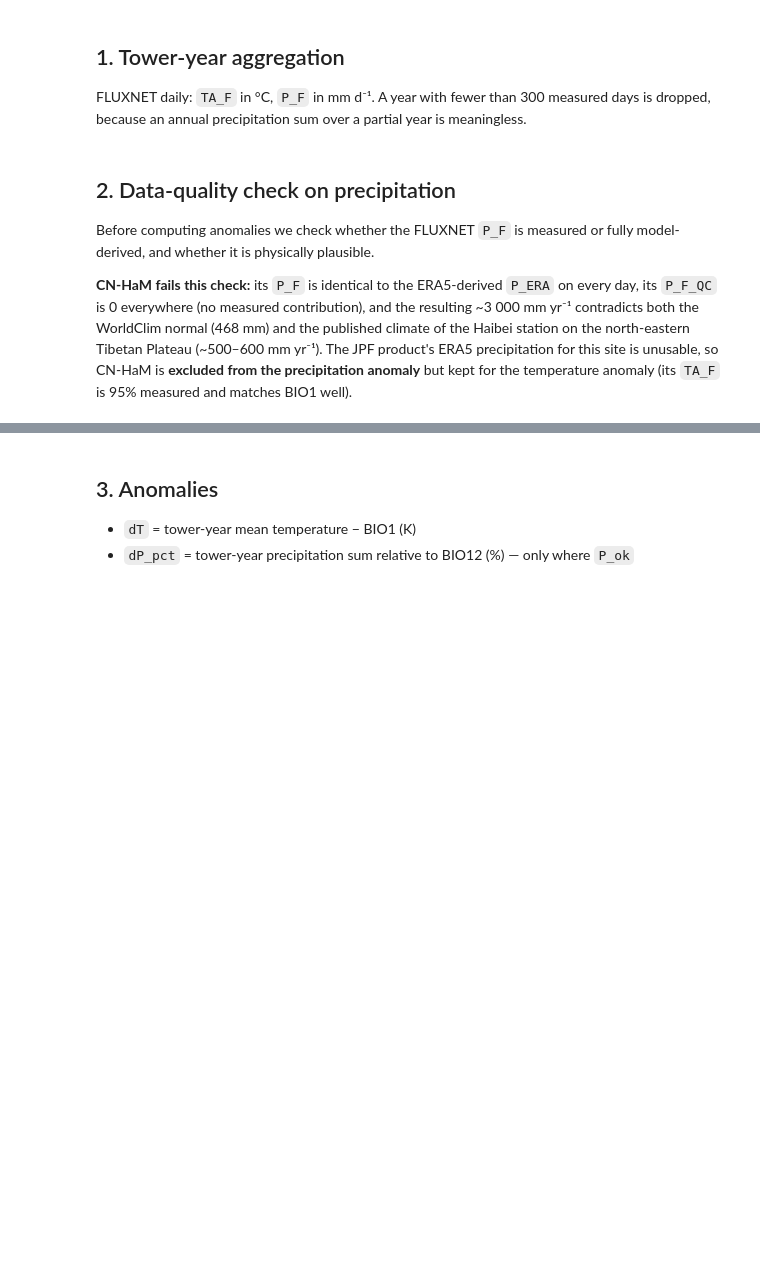
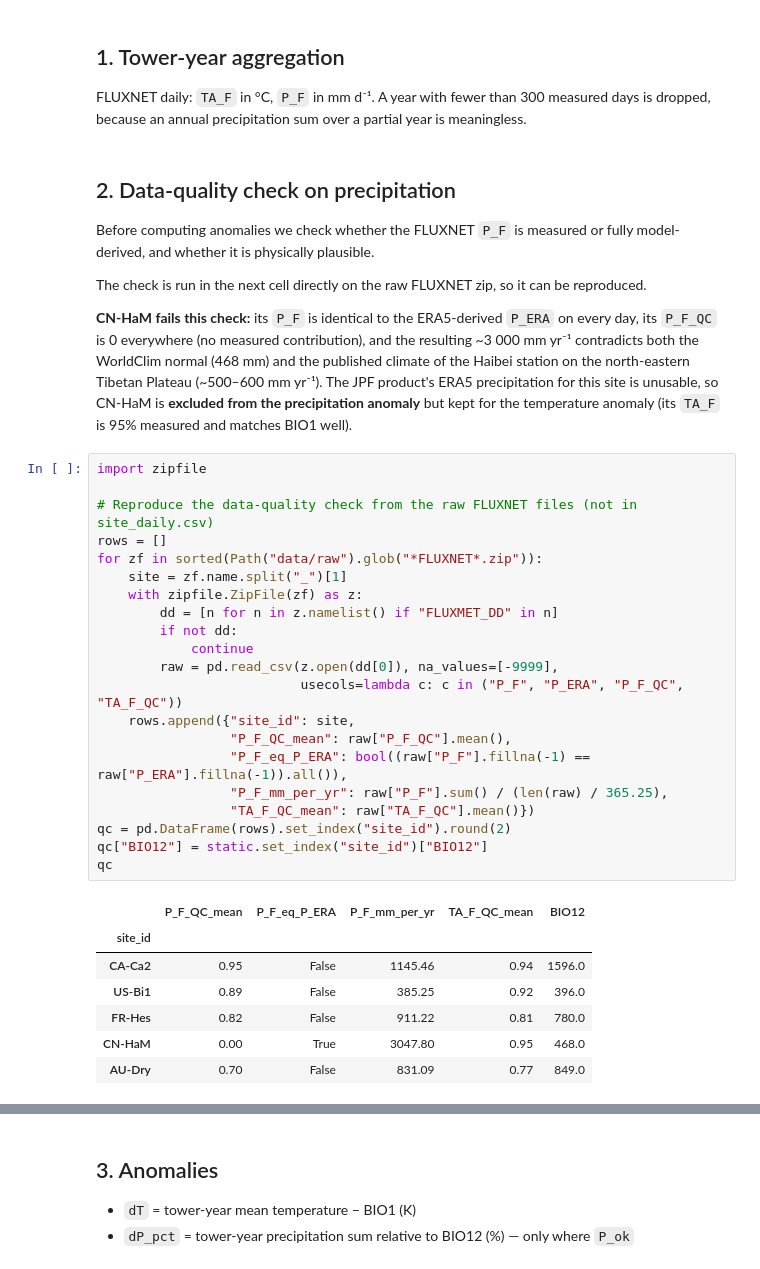
Before and after one commit to Moenki21/datascience_env_monit, a Jupyter notebook: scripts/block5/10_anomaly_analysis.ipynb, the cells around one changed output, grey strips where cells are left out. Drawn from its saved outputs; the diff is of its cells as text; blank space fills up the shorter version.

```diff
--- a/scripts/block5/10_anomaly_analysis.ipynb
+++ b/scripts/block5/10_anomaly_analysis.ipynb
@@ -51,7 +51,38 @@ FLUXNET daily: `TA_F` in °C, `P_F` in mm d⁻¹. A year with fewer than 300 mea
 
 Before computing anomalies we check whether the FLUXNET `P_F` is measured or fully model-derived, and whether it is physically plausible.
 
+The check is run in the next cell directly on the raw FLUXNET zip, so it can be reproduced.
+
 **CN-HaM fails this check:** its `P_F` is identical to the ERA5-derived `P_ERA` on every day, its `P_F_QC` is 0 everywhere (no measured contribution), and the resulting ~3 000 mm yr⁻¹ contradicts both the WorldClim normal (468 mm) and the published climate of the Haibei station on the north-eastern Tibetan Plateau (~500–600 mm yr⁻¹). The JPF product's ERA5 precipitation for this site is unusable, so CN-HaM is **excluded from the precipitation anomaly** but kept for the temperature anomaly (its `TA_F` is 95% measured and matches BIO1 well).
+# %%
+import zipfile
+
+# Reproduce the data-quality check from the raw FLUXNET files (not in site_daily.csv)
+rows = []
+for zf in sorted(Path("data/raw").glob("*FLUXNET*.zip")):
+    site = zf.name.split("_")[1]
+    with zipfile.ZipFile(zf) as z:
+        dd = [n for n in z.namelist() if "FLUXMET_DD" in n]
+        if not dd:
+            continue
+        raw = pd.read_csv(z.open(dd[0]), na_values=[-9999],
+                          usecols=lambda c: c in ("P_F", "P_ERA", "P_F_QC", "TA_F_QC"))
+    rows.append({"site_id": site,
+                 "P_F_QC_mean": raw["P_F_QC"].mean(),
+                 "P_F_eq_P_ERA": bool((raw["P_F"].fillna(-1) == raw["P_ERA"].fillna(-1)).all()),
+                 "P_F_mm_per_yr": raw["P_F"].sum() / (len(raw) / 365.25),
+                 "TA_F_QC_mean": raw["TA_F_QC"].mean()})
+qc = pd.DataFrame(rows).set_index("site_id").round(2)
+qc["BIO12"] = static.set_index("site_id")["BIO12"]
+qc
+# %% [output]
+|  | P_F_QC_mean | P_F_eq_P_ERA | P_F_mm_per_yr | TA_F_QC_mean | BIO12 |
+| site_id |  |  |  |  |  |
+| CA-Ca2 | 0.95 | False | 1145.46 | 0.94 | 1596.0 |
+| US-Bi1 | 0.89 | False | 385.25 | 0.92 | 396.0 |
+| FR-Hes | 0.82 | False | 911.22 | 0.81 | 780.0 |
+| CN-HaM | 0.00 | True | 3047.80 | 0.95 | 468.0 |
+| AU-Dry | 0.70 | False | 831.09 | 0.77 | 849.0 |
 # %%
 annual = (daily.assign(year=daily["date"].dt.year)
                .groupby(["site_id", "year"])
```
Also changed, not shown: parts of 11 cells of this notebook, 4 other files.
